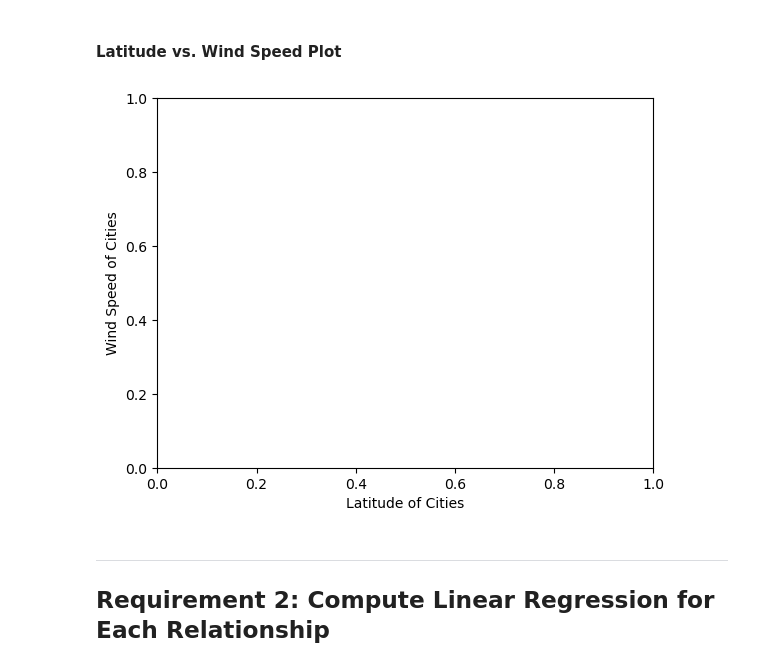
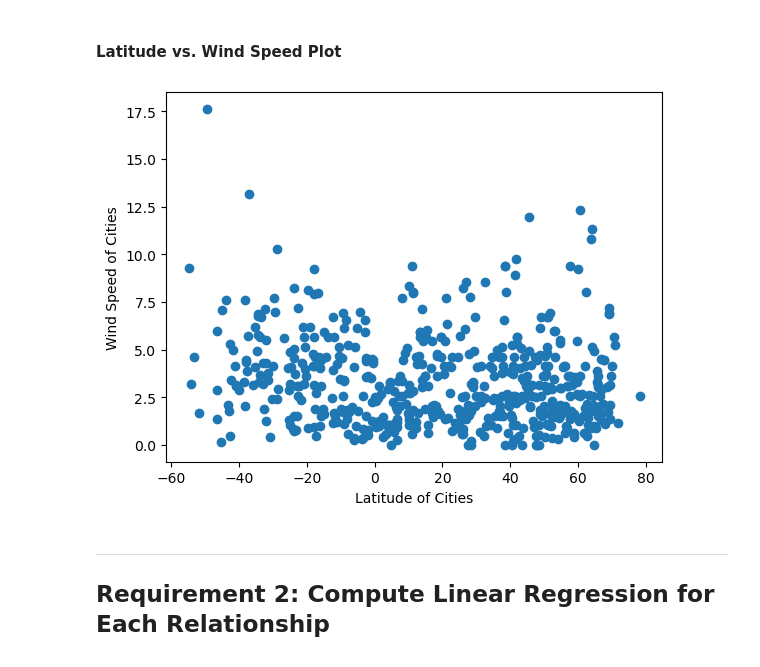
Before and after one commit to mtkrebs87/python_api_challenge, a Jupyter notebook: WeatherPy/WeatherPyFinal.ipynb, the cells around one changed output. Saved outputs shown, nothing was run; the diff lists cells and outputs as text; code cells hidden in the pictures.

```diff
--- a/WeatherPy/WeatherPyFinal.ipynb
+++ b/WeatherPy/WeatherPyFinal.ipynb
@@ -249,20 +251,20 @@ plt.show()
 # %%
 # Build the scatter plots for latitude vs. wind speed
 latitude = city_data_df["Lat"]
 windspeed = city_data_df["Wind Speed"]
-plt.scatter = (latitude, windspeed)
+plt.scatter(latitude, windspeed)
 
 # Incorporate the other graph properties
 plt.xlabel("Latitude of Cities")
 plt.ylabel("Wind Speed of Cities")
 
 # Save the figure
 plt.savefig("output_data/Fig4.png")
 
 # Show plot
 plt.show()
 # %% [output]
-[figure, old version]
+[figure, new version]
 # %% [markdown]
 ---
 
```
Also changed, not shown: parts of 27 cells of this notebook, 6 other files.
